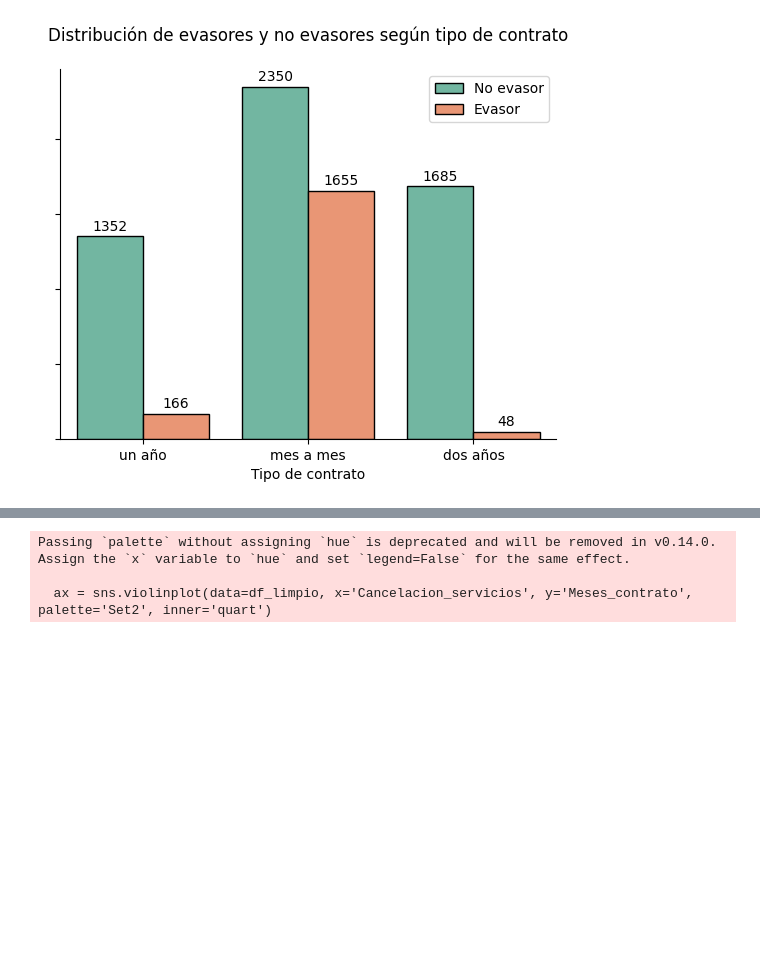
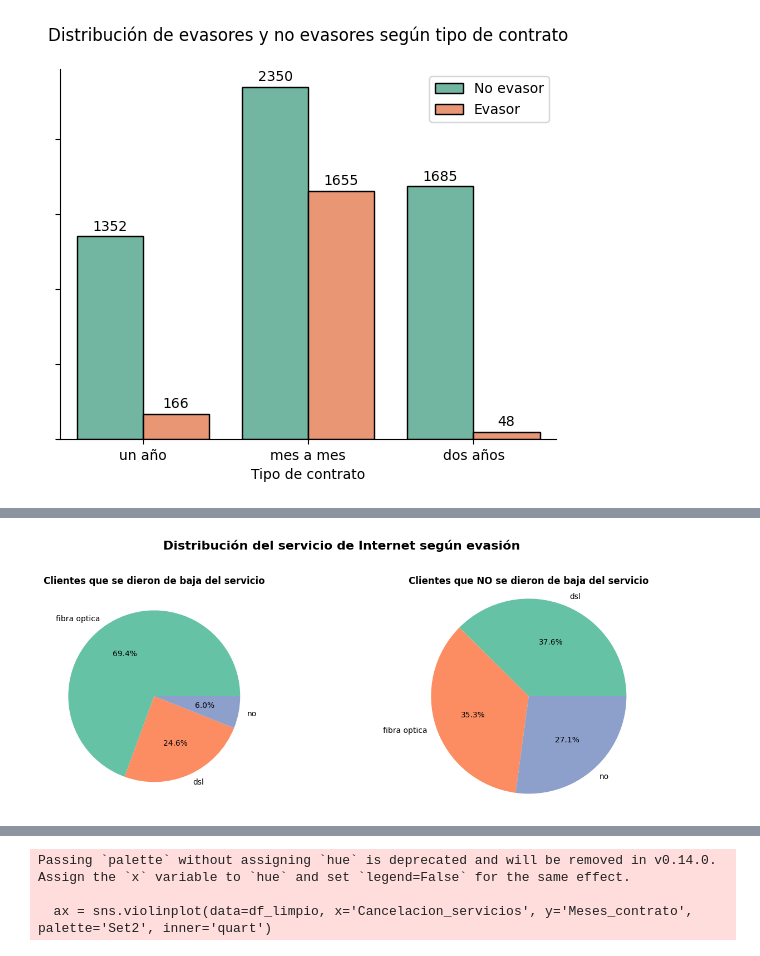
Before and after one commit to nxzK1/telecomX_Challenge, a Jupyter notebook: TelecomX_Challenge.ipynb, the cells around one changed output, grey strips where cells are left out. Drawn from its saved outputs; the diff is of its cells as text; code cells hidden in the pictures; blank space fills up the shorter version.

```diff
--- a/TelecomX_Challenge.ipynb
+++ b/TelecomX_Challenge.ipynb
@@ -724,0 +727,3 @@ memory usage: 1.3+ MB
+# %%
+servicio_evadido = df_limpio[df_limpio['Cancelacion_servicios'] == 1]
+servicio_no_evadido = df_limpio[df_limpio['Cancelacion_servicios'] == 0]
@@ -724,0 +762,4 @@ memory usage: 1.3+ MB
+# %%
+Servicios_internet = df_limpio['Servicio_Internet'].value_counts()
+evasion_servicio_internet = servicio_evadido['Servicio_Internet'].value_counts()
+no_evasion_servicio_internet = servicio_no_evadido['Servicio_Internet'].value_counts()
@@ -817,0 +878,15 @@ plt.show()
+# %%
+fig, axs = plt.subplots(1,2, figsize=(14,5))
+
+axs[0].pie(evasion_servicio_internet, labels=evasion_servicio_internet.index, autopct='%1.1f%%', colors=plt.cm.Set2.colors, startangle=360)
+axs[0].set_title('Clientes que se dieron de baja del servicio', fontsize=12, fontweight='bold')
+
+axs[1].pie(no_evasion_servicio_internet, labels=no_evasion_servicio_internet.index, autopct='%1.1f%%', colors=plt.cm.Set2.colors, startangle=360)
+axs[1].set_title('Clientes que NO se dieron de baja del servicio', fontsize=12, fontweight='bold')
+
+plt.axis('equal')
+plt.suptitle('Distribución del servicio de Internet según evasión', fontsize=16, fontweight='bold')
+plt.tight_layout(rect=[0, 0, 1, 0.95])
+plt.show()
+# %% [output]
+[figure, added]
```
Also changed, not shown: parts of 13 cells of this notebook.
